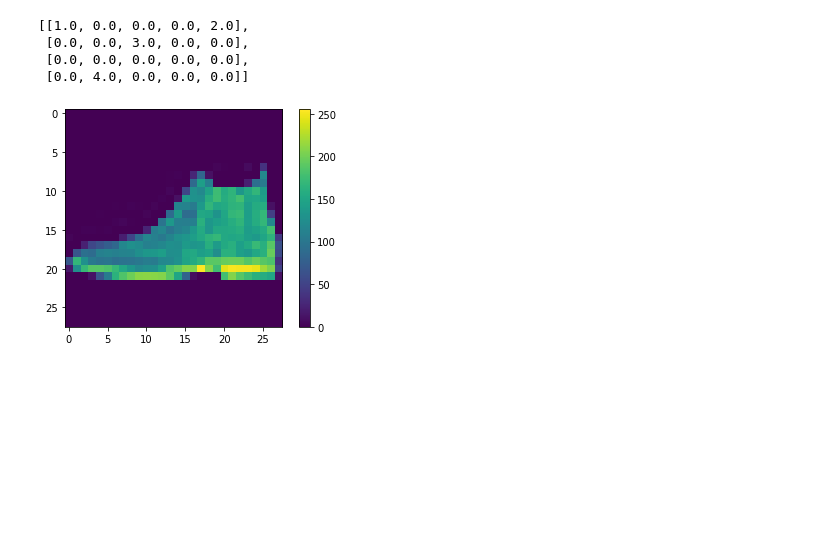
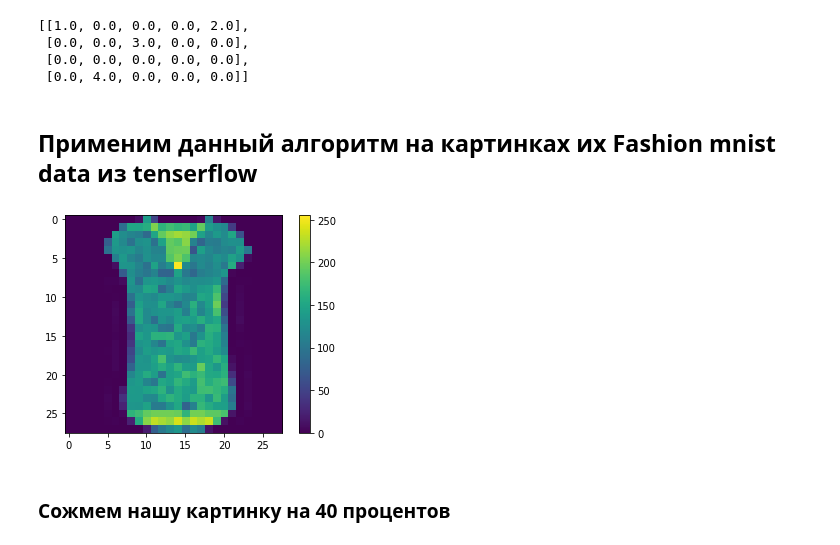
Before and after one commit to pagamov/6sem, a Jupyter notebook: Numerical analysis/kp/kp.ipynb, the cells around one changed output. Drawn from its saved outputs; the diff is of its cells as text; code cells hidden in the pictures; blank space fills up the shorter version.

```diff
--- a/Numerical analysis/kp/kp.ipynb
+++ b/Numerical analysis/kp/kp.ipynb
@@ -154,5 +154,7 @@ prois(L,C,R)
  [0.0, 0.0, 3.0, 0.0, 0.0],
  [0.0, 0.0, 0.0, 0.0, 0.0],
  [0.0, 4.0, 0.0, 0.0, 0.0]]
+# %% [markdown]
+## Применим данный алгоритм на картинках их Fashion mnist data из tenserflow
 # %%
 import tensorflow as tf
@@ -161,8 +162,8 @@ import tensorflow as tf
 # %%
 plt.figure()
-plt.imshow(np.resize(x_test[0],(28,28)))
+plt.imshow(np.resize(x_test[7777],(28,28)))
 plt.colorbar()
 plt.grid(False)
 plt.show()
 # %% [output]
-[figure, old version]
+[figure, new version]
@@ -171 +170,3 @@ A = np.resize(x_test[0],(28,28)).tolist()
+# %% [markdown]
+### Сожмем нашу картинку на 40 процентов
 # %%
```
Also changed, not shown: parts of 11 cells of this notebook.
